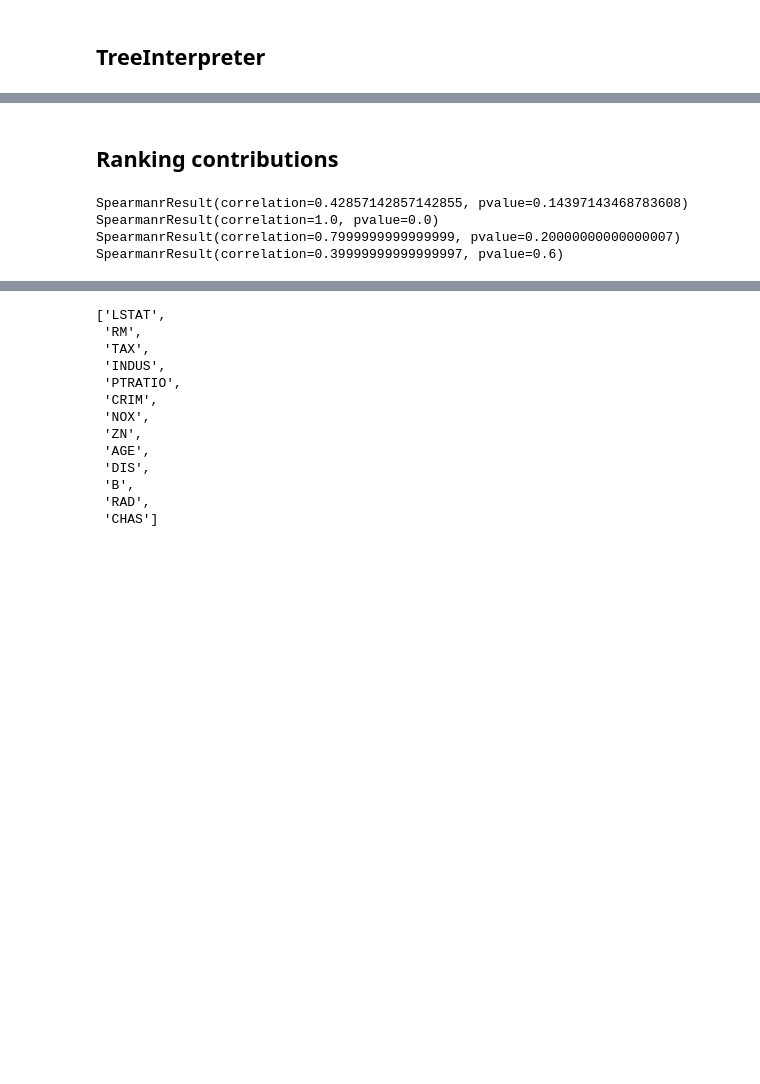
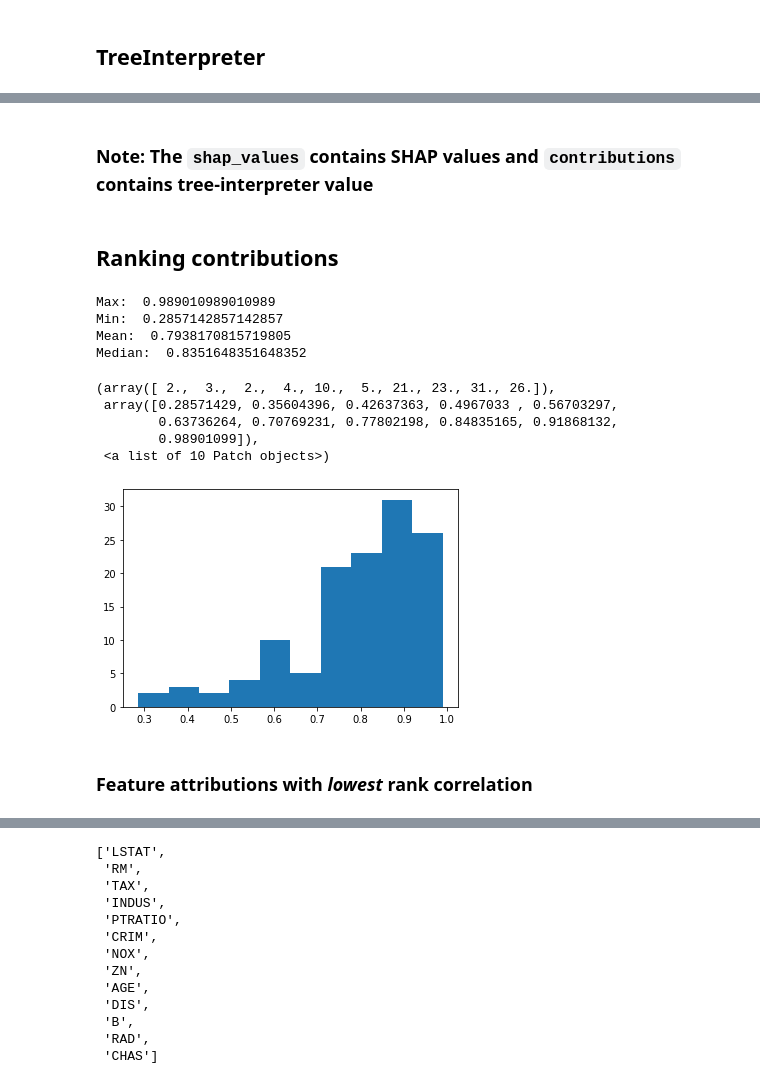
Before and after one commit to sharmapulkit/TreeInterpretability_AnomalyExplanation, a Jupyter notebook: RF-Boston.ipynb, the cells around one changed output, grey strips where cells are left out. Drawn from its saved outputs; the diff is of its cells as text; code cells hidden in the pictures; blank space fills up the shorter version.

```diff
--- a/RF-Boston.ipynb
+++ b/RF-Boston.ipynb
@@ -112,20 +150,44 @@ print(contributions[0])
+# %% [markdown]
+### Note: The ``shap_values`` contains SHAP values and ``contributions`` contains tree-interpreter value
 # %% [markdown]
 ## Ranking contributions
-# %%
-from scipy.stats import spearmanr
-
-# SHAP attributions:
-SHAP_attribution_0 = [4.54, -2.34, -0.31, 0.2, 0.46, 0.19, -0.09, -0.03, 0.0, 0.07, 0.08, -0.05, -0.01]
-TI_attribution_0 = [6.29, -4.61, -0.33, -0.15, 0.14, -0.11, 0.1, 0.07, 0.06, -0.05, 0.03, -0.03, -0.01]
-
-print(spearmanr(SHAP_attribution_0,TI_attribution_0))
-
-# Looking at behaviour of the spearmanr rank correlation method.
-print(spearmanr(["RM","TAX","LSTAT","INDUS"],["RM","TAX","LSTAT","INDUS"]))
-print(spearmanr(["LSTAT","RM","TAX","INDUS"],["RM","LSTAT","TAX","INDUS"]))
-print(spearmanr(["LSTAT","RM","TAX","INDUS"],["RM","TAX","LSTAT","INDUS"]))
-# %% [output]
-SpearmanrResult(correlation=0.42857142857142855, pvalue=0.14397143468783608)
-SpearmanrResult(correlation=1.0, pvalue=0.0)
-SpearmanrResult(correlation=0.7999999999999999, pvalue=0.20000000000000007)
-SpearmanrResult(correlation=0.39999999999999997, pvalue=0.6)
+# %%
+from scipy.stats import spearmanr
+import matplotlib.pyplot as plt
+import statistics
+
+
+# Calculting rank correlating between the two lists - TreInterpreter and SHAP absolute values.
+# Appending the rank correlation values for each datat point to rank_correlation_values list.
+rank_correlation_df = pd.DataFrame(columns = ['SHAP Contributions', 'TI Contributions', 'Rank Correlation'])
+rank_correlation_values =[]
+for i in range(len(X_test)):
+    ti_contributions = abs(contributions[i])
+    shap_contributions = abs(shap_values[i])
+    rank_correlation = spearmanr(shap_contributions, ti_contributions)
+    rank_correlation_df.at[i,'Rank Correlation'] = rank_correlation[0]
+    rank_correlation_df.at[i,'SHAP Contributions'] = shap_contributions
+    rank_correlation_df.at[i,'TI Contributions'] = ti_contributions
+    rank_correlation_values.append(rank_correlation)
+
+
+rank_corr_list = [rank_corr[0] for rank_corr in rank_correlation_values]
+print("Max: ",max(rank_corr_list))
+print("Min: ",min(rank_corr_list))
+print("Mean: ",statistics.mean(rank_corr_list))
+print("Median: ",statistics.median(rank_corr_list))
+
+plt.hist(rank_corr_list)
+# %% [output]
+Max:  0.989010989010989
+Min:  0.2857142857142857
+Mean:  0.7938170815719805
+Median:  0.8351648351648352
+(array([ 2.,  3.,  2.,  4., 10.,  5., 21., 23., 31., 26.]),
+ array([0.28571429, 0.35604396, 0.42637363, 0.4967033 , 0.56703297,
+        0.63736264, 0.70769231, 0.77802198, 0.84835165, 0.91868132,
+        0.98901099]),
+ <a list of 10 Patch objects>)
+[figure, added]
+# %% [markdown]
+### Feature attributions with _lowest_ rank correlation
```
Also changed, not shown: parts of 51 cells of this notebook.
